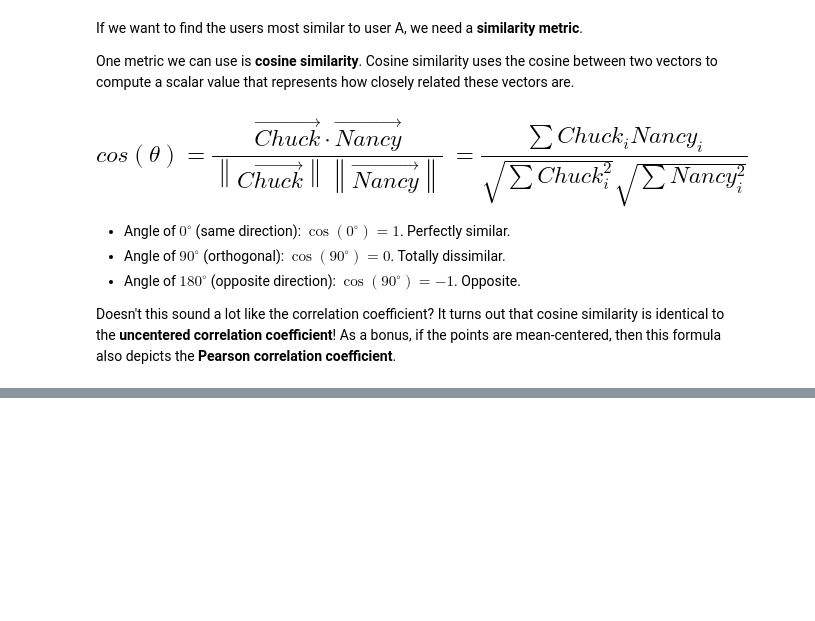
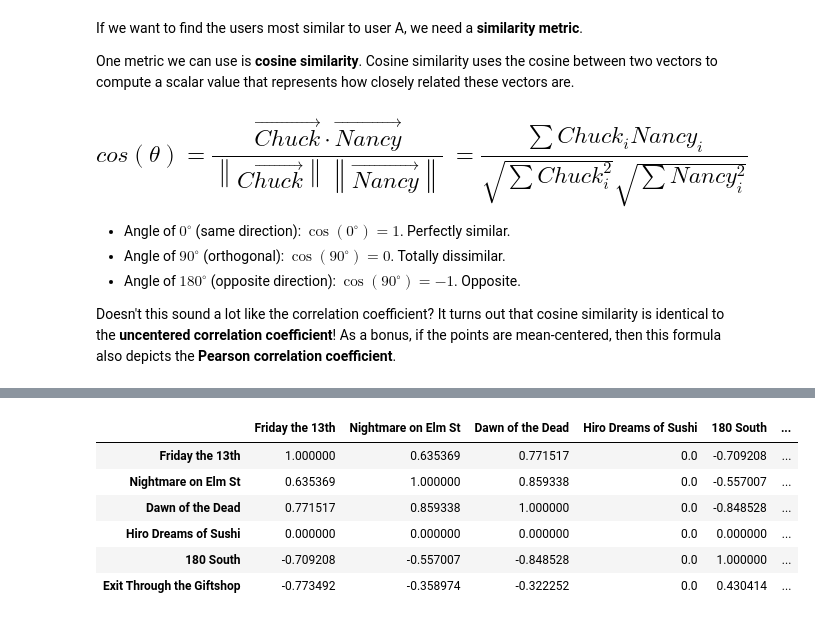
Before and after one commit to ethan-eplee/Personal-Repo, a Jupyter notebook: Unsupervised Learning Clustering/Recommender System.ipynb, the cells around one changed output, grey strips where cells are left out. Saved outputs shown, nothing was run; the diff lists cells and outputs as text; code cells hidden in the pictures; blank space fills up the shorter version.

```diff
--- a/Unsupervised Learning Clustering/Recommender System.ipynb
+++ b/Unsupervised Learning Clustering/Recommender System.ipynb
@@ -78,0 +229,12 @@ Doesn't this sound a lot like the correlation coefficient? It turns out that cos
+# %%
+sim_matrix = cosine_similarity(mean_center_rows(users.T).fillna(0))
+movies_sim = pd.DataFrame(sim_matrix, columns=users.T.index, index=users.T.index)
+movies_sim
+# %% [output]
+|  | Friday the 13th | Nightmare on Elm St | Dawn of the Dead | Hiro Dreams of Sushi | 180 South | ... |
+| Friday the 13th | 1.000000 | 0.635369 | 0.771517 | 0.0 | -0.709208 | ... |
+| Nightmare on Elm St | 0.635369 | 1.000000 | 0.859338 | 0.0 | -0.557007 | ... |
+| Dawn of the Dead | 0.771517 | 0.859338 | 1.000000 | 0.0 | -0.848528 | ... |
+| Hiro Dreams of Sushi | 0.000000 | 0.000000 | 0.000000 | 0.0 | 0.000000 | ... |
+| 180 South | -0.709208 | -0.557007 | -0.848528 | 0.0 | 1.000000 | ... |
+| Exit Through the Giftshop | -0.773492 | -0.358974 | -0.322252 | 0.0 | 0.430414 | ... |
```
Also changed, not shown: parts of 23 cells of this notebook.
